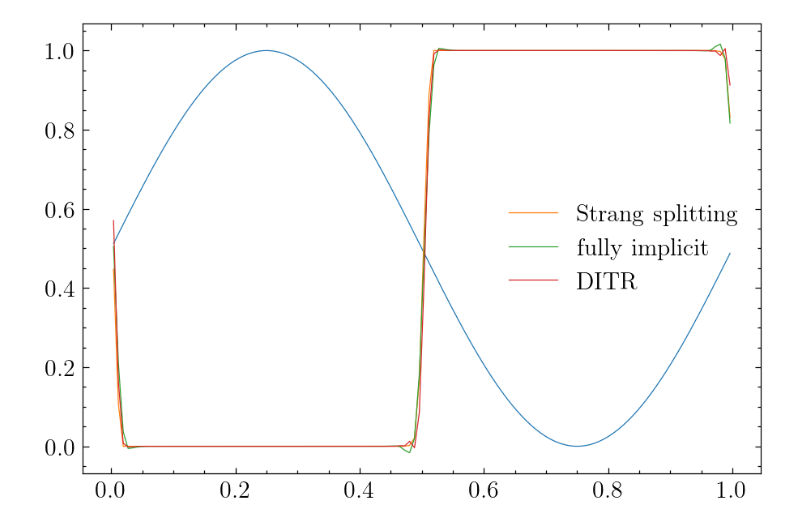
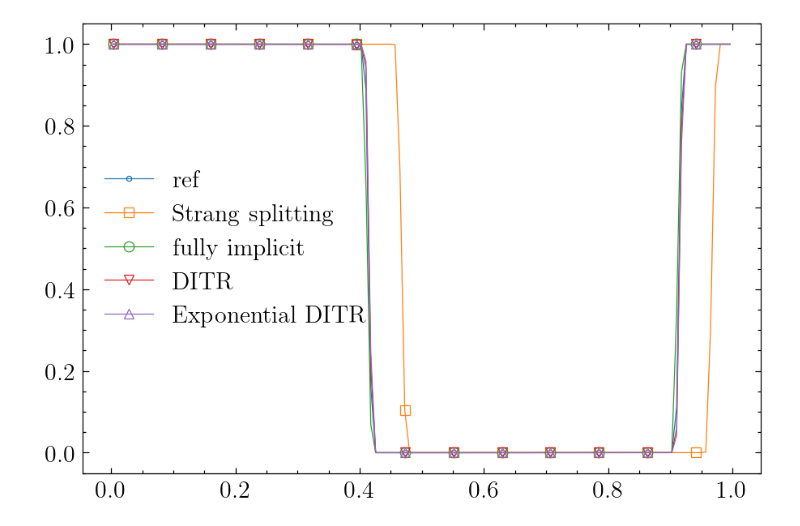
Before and after one commit to harryzhou2000/reactionTest, a Jupyter notebook: reactionTest/test_AdvReactUni1D.ipynb, the cells around one changed output. Saved outputs shown, nothing was run; the diff lists cells and outputs as text; code cells hidden in the pictures.

```diff
--- a/reactionTest/test_AdvReactUni1D.ipynb
+++ b/reactionTest/test_AdvReactUni1D.ipynb
@@ -6,7 +6,8 @@ from Solver.ODE import ESDIRK, DITRExp
 
 Nx = 128 * 1
 dt = 1 / Nx / 2 / 1 * 4
-tEnd = 0.5
+dtRef = 1 / Nx / 2 / 4
+tEnd = 1
 
 fv = FVUni2nd1D(nx=Nx)
 ev = AdvReactUni1DEval(
@@ -14,10 +15,23 @@ ev = AdvReactUni1DEval(
     model="bistable",
     params={"a": 0.5, "k": 1000},
 )
+solver4 = AdvReactUni1DSolver(eval=ev, ode=ESDIRK("ESDIRK4"))
 solver = AdvReactUni1DSolver(eval=ev, ode=ESDIRK("ESDIRK3"))
 solverDITR = AdvReactUni1DSolver(eval=ev, ode=DITRExp())
 
 u = np.array([np.sin(fv.xcs * np.pi * 2) * 0.5 + 0.5])
+
+u1_ref = solver4.stepInterval(
+    dtRef,
+    u,
+    0.0,
+    tEnd,
+    mode="full",
+    solve_opts={
+        # "max_iter": 50,
+        "CFL": 1000,
+    },
+)
 
 u1_strang = solver.stepInterval(
     dt,
@@ -80,4 +94,5 @@ Step [32], t = [5.0000e-01] uNorm [7.964546011073439]
 # %%
+u1Ditr = None
 u1Ditr = solverDITR.stepInterval(
     dt,
     u,
@@ -87,6 +102,6 @@ u1Ditr = solverDITR.stepInterval(
         "rel_tol": 1e-4,
         "CFL": 10,
     },
-    use_exp=True,
+    use_exp=False,
 )
 # %% [output]
@@ -110,0 +125,13 @@ KeyboardInterrupt:
+# %%
+u1DitrExp = solverDITR.stepInterval(
+    dt,
+    u,
+    0.0,
+    tEnd,
+    solve_opts={
+        "rel_tol": 1e-4,
+        "CFL": 10,
+        "max_iter": 50,
+    },
+    use_exp=True,
+)
@@ -111,15 +156,16 @@ KeyboardInterrupt:
 # %%
 import matplotlib.pyplot as plt
 import PlotEnv
 
-plotEnv = PlotEnv.PlotEnv(dpi=180, markEvery=0)
+plotEnv = PlotEnv.PlotEnv(dpi=180, markEvery=10)
 
 fig = plotEnv.figure(101, figsize=(6, 4))
-plotEnv.plot(fv.xcs, u[0], plotIndex=0)
+plotEnv.plot(fv.xcs, u1_ref[0], plotIndex=0, label = "ref")
 plotEnv.plot(fv.xcs, u1_strang[0], plotIndex=1, label="Strang splitting")
 plotEnv.plot(fv.xcs, u1[0], plotIndex=2, label="fully implicit")
 plotEnv.plot(fv.xcs, u1Ditr[0], plotIndex=3, label="DITR")
+plotEnv.plot(fv.xcs, u1DitrExp[0], plotIndex=4, label="Exponential DITR")
 plt.legend()
 plt.show()
 # %% [output]
-[figure, old version]
+[figure, new version]
```
Also changed, not shown: parts of 4 cells of this notebook, 5 other files.
